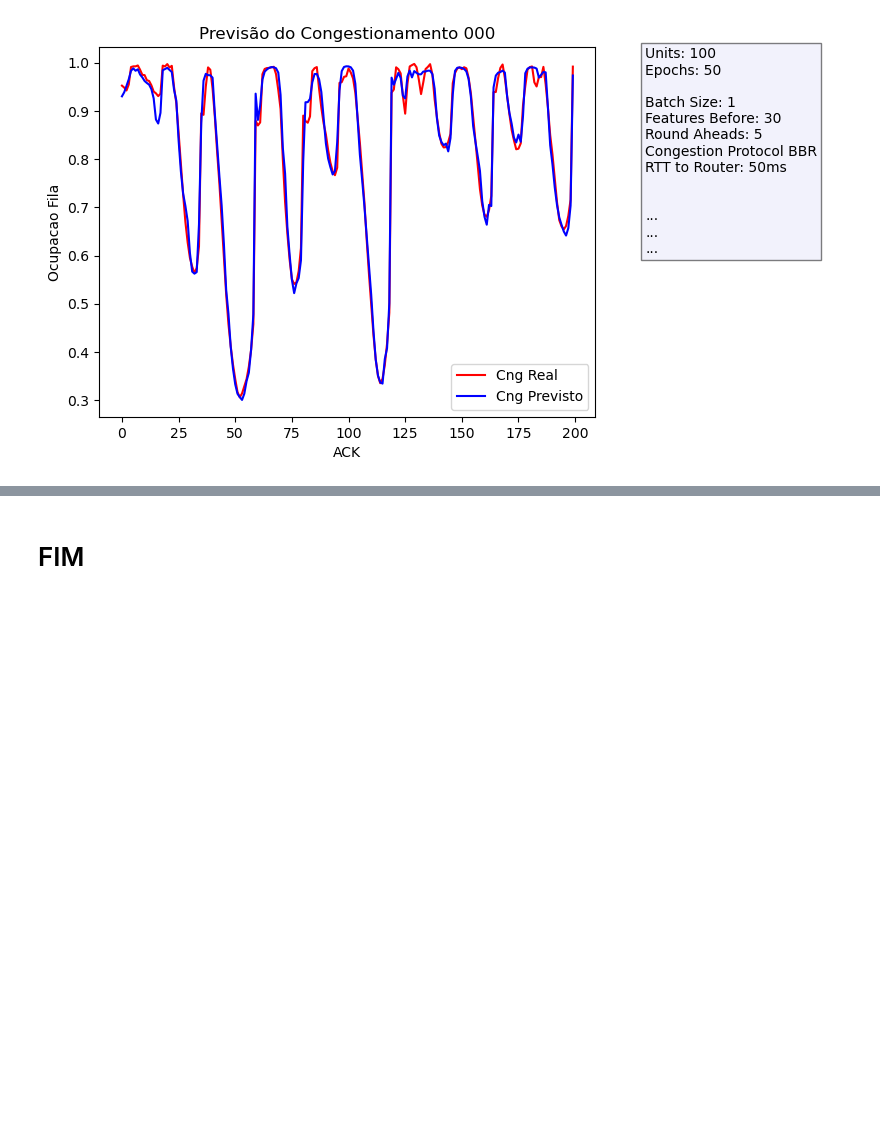
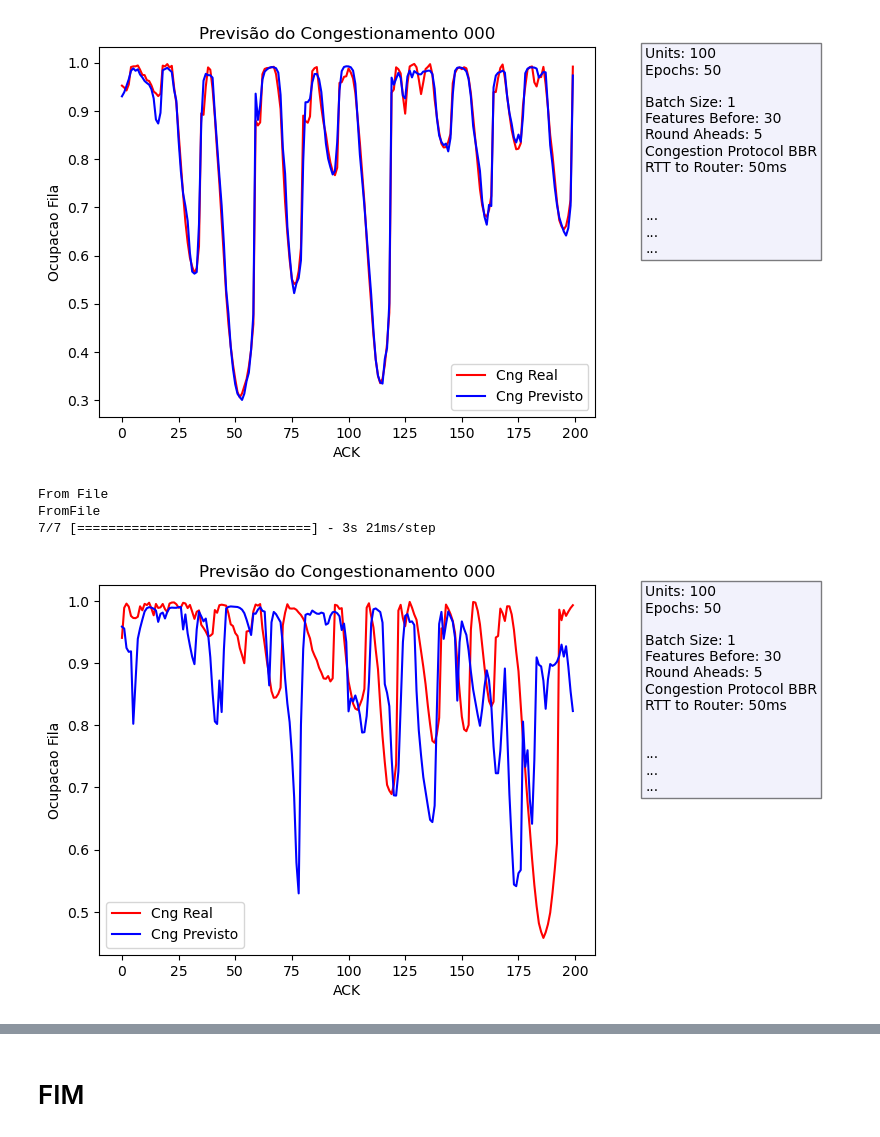
Before and after one commit to reisdout/FederatedColab, a Jupyter notebook: federated_network_5ACK.ipynb, the cells around one changed output, grey strips where cells are left out. Saved outputs shown, nothing was run; the diff lists cells and outputs as text; code cells hidden in the pictures; blank space fills up the shorter version.

Commit message:
Mais testes de aderencia

```diff
--- a/federated_network_5ACK.ipynb
+++ b/federated_network_5ACK.ipynb
@@ -404,3 +407,22 @@ FromFile
 [figure]
 # %%
 Agora, vamos fazer a avaliação de um conjunto de dados que não participou do treinamento
+# %%
+description = "testar com outros dados, mas gerados com uma topologia dumbell, igual a do treinamento."+"\n"
+description =description + "Média móvel da quantidade de pacotes na fila.\n"
+description =description + "Modelo com 300 épocas em cada round\n"
+description = description+ "Verificando a aderencia sobre um dos modelos concatenados\n"
+description = description+ "Dados que não participaram do treinamento, mas gerados na mesma rede.\n"
+#description = description+ "Na topologia considerada, ajustou-se os RTT entre os roteadores de 0,005ms, pois com roteadores, o processamento da fila faz com que demore mais.\n"
+#description = description+ ".\n"
+
+mfn.EvalueteModelLevarage(parPreviousExpTime="Fri_May_19_08_45_54_2023",
+                      parPreviousTrainingExpDir="./Exp_0000013/Fri_May_19_08_45_54_2023/",
+                      parPreviousTrainingPath="./Exp_0000013/training_client01.csv",
+                      parPathTestFromAnotherTopology="./Exp_0000013/test_client01.csv",
+                      parExpDescription=description)
+# %% [output]
+From File
+FromFile
+7/7 [==============================] - 3s 21ms/step
+[figure, added]
```
Also changed, not shown: parts of 9 cells of this notebook, 12 other files.
